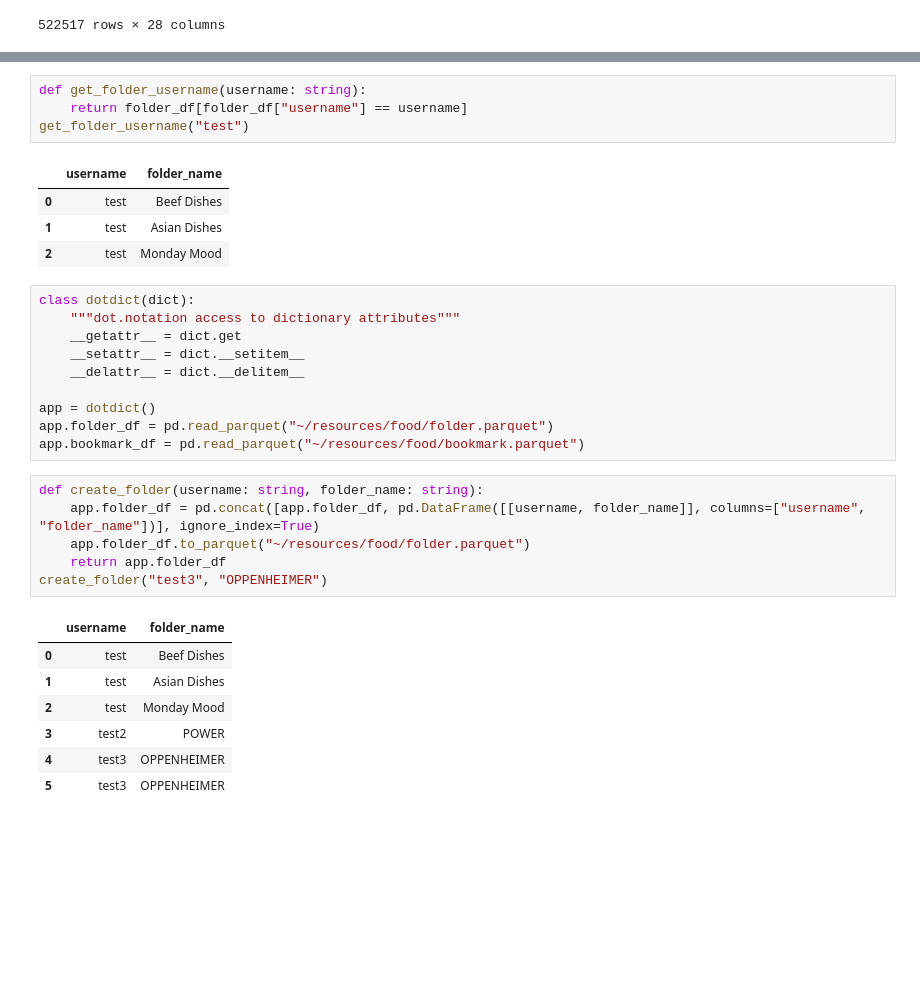
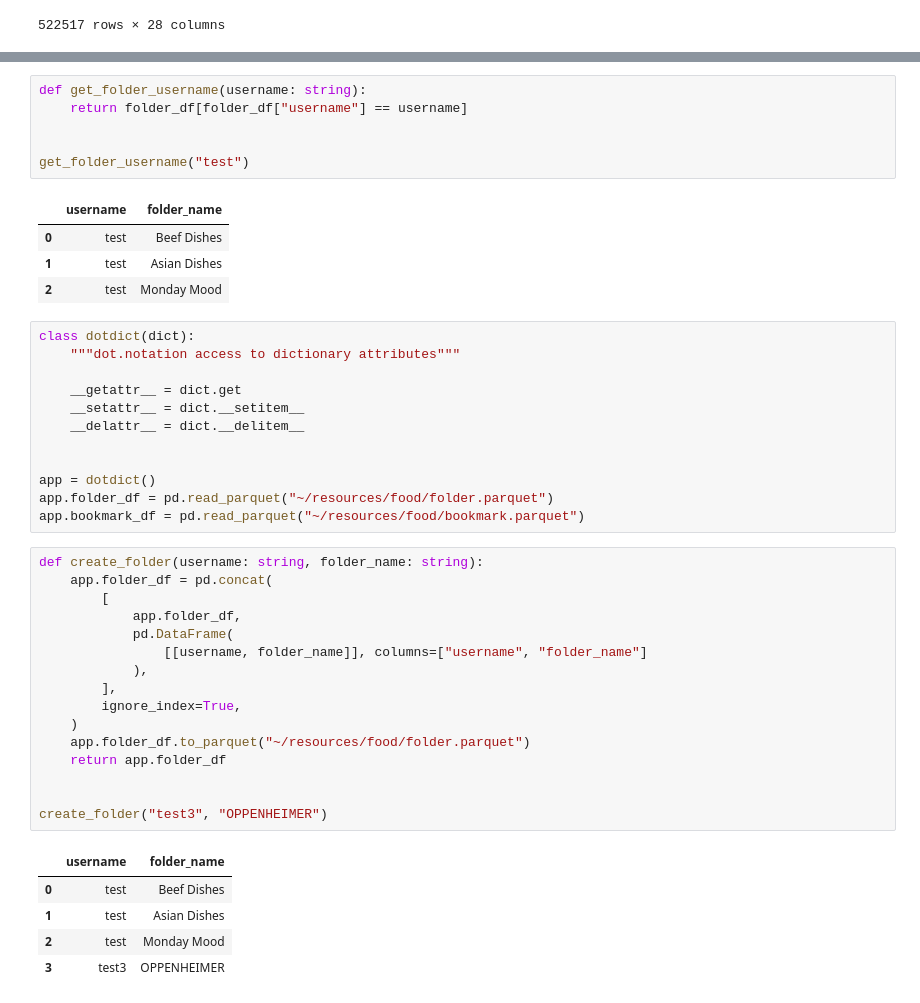
Before and after one commit to ManSmooth/se481-term-project, a Jupyter notebook: models/database.ipynb, the cells around one changed output, grey strips where cells are left out. Saved outputs shown, nothing was run; the diff lists cells and outputs as text; blank space fills up the shorter version.

```diff
--- a/models/database.ipynb
+++ b/models/database.ipynb
@@ -52,6 +66,8 @@ bookmark_df.to_parquet("~/resources/food/bookmark.parquet")
 # %%
 def get_folder_username(username: string):
     return folder_df[folder_df["username"] == username]
+
+
 get_folder_username("test")
 # %% [output]
 |  | username | folder_name |
@@ -61,26 +77,36 @@ get_folder_username("test")
 # %%
 class dotdict(dict):
     """dot.notation access to dictionary attributes"""
+
     __getattr__ = dict.get
     __setattr__ = dict.__setitem__
     __delattr__ = dict.__delitem__
 
+
 app = dotdict()
 app.folder_df = pd.read_parquet("~/resources/food/folder.parquet")
 app.bookmark_df = pd.read_parquet("~/resources/food/bookmark.parquet")
 # %%
 def create_folder(username: string, folder_name: string):
-    app.folder_df = pd.concat([app.folder_df, pd.DataFrame([[username, folder_name]], columns=["username", "folder_name"])], ignore_index=True)
+    app.folder_df = pd.concat(
+        [
+            app.folder_df,
+            pd.DataFrame(
+                [[username, folder_name]], columns=["username", "folder_name"]
+            ),
+        ],
+        ignore_index=True,
+    )
     app.folder_df.to_parquet("~/resources/food/folder.parquet")
     return app.folder_df
+
+
 create_folder("test3", "OPPENHEIMER")
 # %% [output]
 |  | username | folder_name |
 | 0 | test | Beef Dishes |
 | 1 | test | Asian Dishes |
 | 2 | test | Monday Mood |
-| 3 | test2 | POWER |
-| 4 | test3 | OPPENHEIMER |
-| 5 | test3 | OPPENHEIMER |
+| 3 | test3 | OPPENHEIMER |
 # %%
 def get_recipes_folder(id: int):
```
Also changed, not shown: parts of 4 cells of this notebook, 12 other files.
